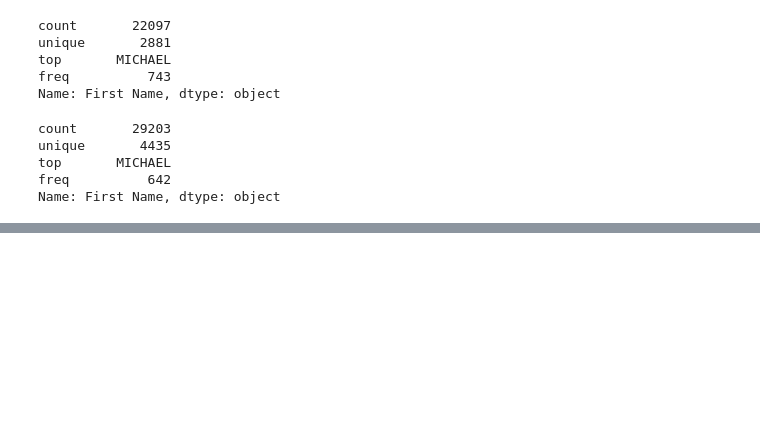
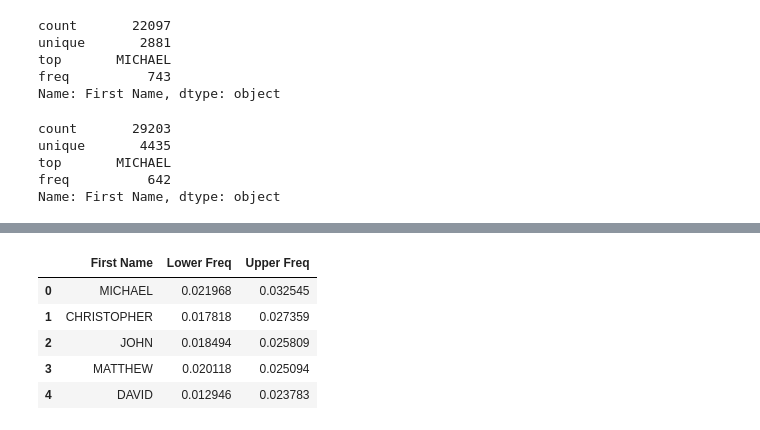
Before and after one commit to Ifiht/python-statistics, a Jupyter notebook: nomen.ipynb, the cells around one changed output, grey strips where cells are left out. Cells and saved outputs as stored; diff of their text form; code cells hidden in the pictures; blank space fills up the shorter version.

```diff
--- a/nomen.ipynb
+++ b/nomen.ipynb
@@ -113,0 +128,11 @@ upper['First Name'].value_counts().plot(kind='bar', color='maroon', width=.5, al
+# %%
+df3 = pd.merge(upr_norm3, lwr_norm3, how='inner', on=['First Name'])
+df4 = df3[["First Name", "Lower Freq", "Upper Freq"]]
+df4.head()
+# %% [output]
+|  | First Name | Lower Freq | Upper Freq |
+| 0 | MICHAEL | 0.021968 | 0.032545 |
+| 1 | CHRISTOPHER | 0.017818 | 0.027359 |
+| 2 | JOHN | 0.018494 | 0.025809 |
+| 3 | MATTHEW | 0.020118 | 0.025094 |
+| 4 | DAVID | 0.012946 | 0.023783 |
```
Also changed, not shown: parts of 7 cells of this notebook.
